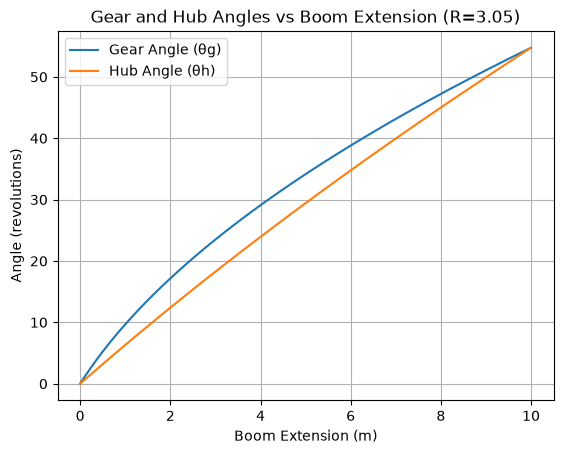
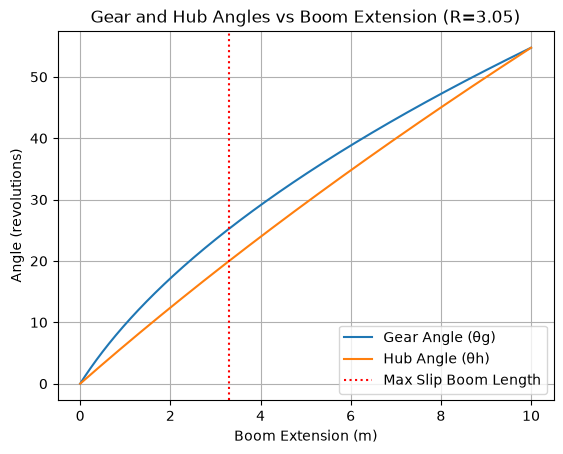
The change to this notebook cell's code, shown as a diff; its figure went from the first image to the second:
--- before
+++ after
@@ -35,8 +35,11 @@
 # Find max revolutions of spring 
 max_slip_radians = max(slip_angle_values)
+max_slip_index = slip_angle_values.index(max_slip_radians)
+max_slip_boom_length = arc_length[max_slip_index]
 max_slip_revolutions = max_slip_radians / (2 * math.pi)
 
 print(f"Max spring excursion: {max_slip_radians} radians")
 print(f"Max spring excursion: {max_slip_revolutions} revolutions")
+print(f"Boom length at max slip: {max_slip_boom_length} mm")
 
 # Graph the results to see the divergence of the angles as the boom length increases. 
@@ -70,4 +73,5 @@
 plt.ylabel('Angle (revolutions)')
 plt.title(f'Gear and Hub Angles vs Boom Extension (R={calculated_gear_ratio:.2f})')
+plt.axvline(x=max_slip_boom_length / 1000, linestyle=':', color='red', label=f'Max Slip of {max_slip_revolutions:.2f} revs at {max_slip_boom_length/1000:.2f} m')
 plt.legend()
 plt.grid()

Commit: Added max slip location.